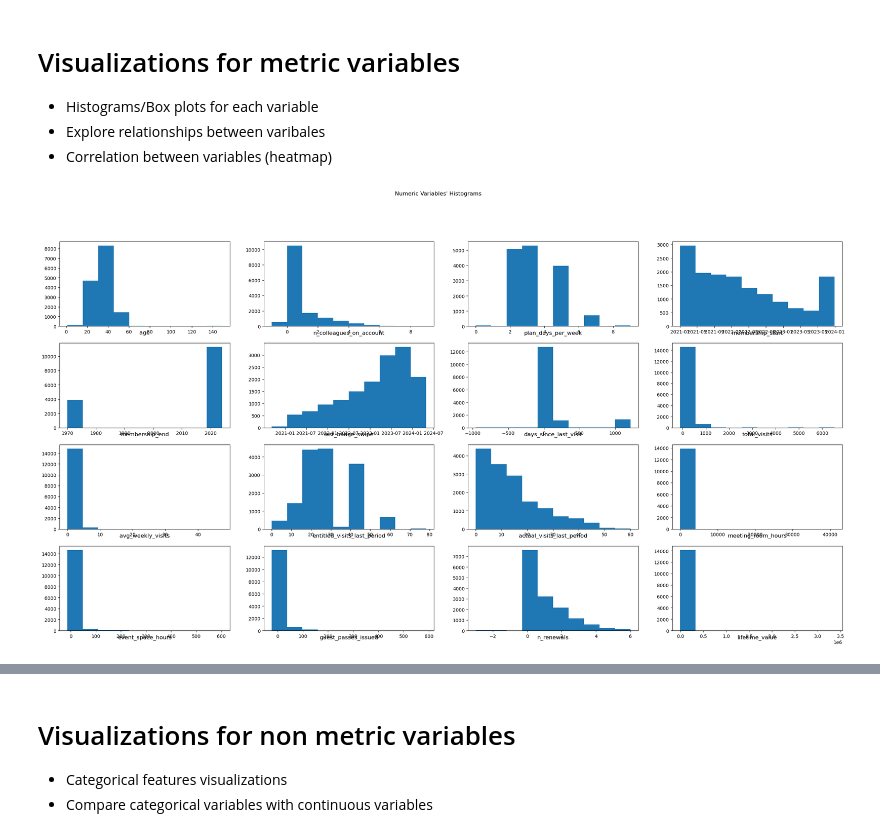
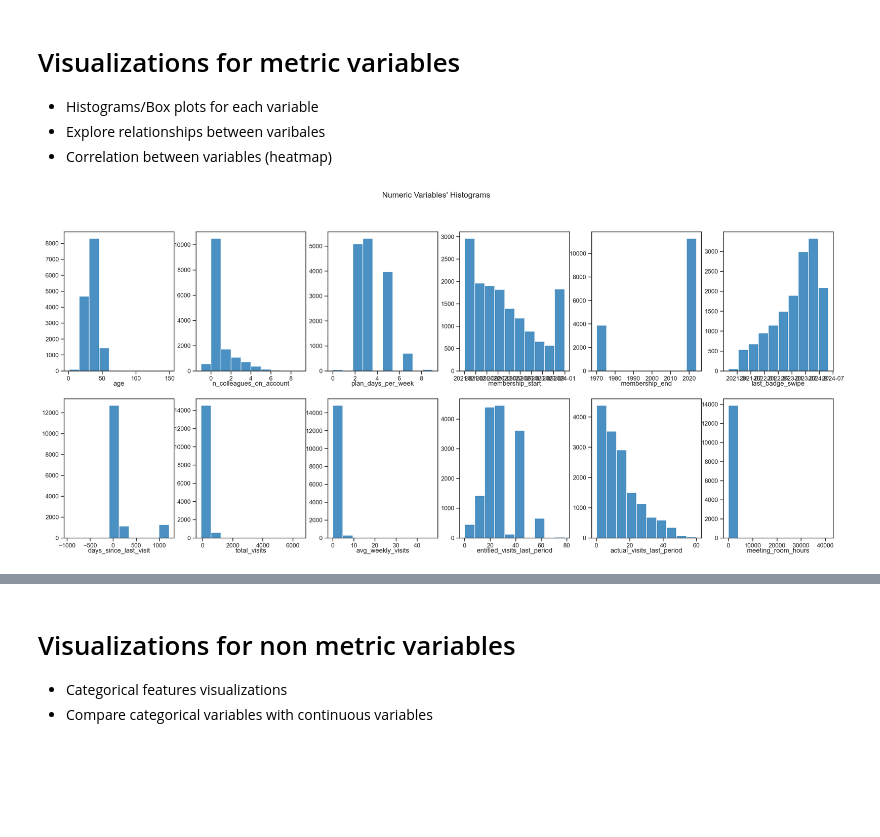
Before and after one commit to saradfalves/DM_Group20, a Jupyter notebook: notebooks/EDA_Sara.ipynb, the cells around one changed output, grey strips where cells are left out. Drawn from its saved outputs; the diff is of its cells as text; code cells hidden in the pictures; blank space fills up the shorter version.

```diff
--- a/notebooks/EDA_Sara.ipynb
+++ b/notebooks/EDA_Sara.ipynb
@@ -258,25 +278,39 @@ metric_features
 - Histograms/Box plots for each variable
 - Explore relationships between varibales
 - Correlation between variables (heatmap)
-# %%
-# Prepare figure. Create individual axes where each histogram will be placed
-fig, axes = plt.subplots(4, ceil(len(metric_features) / 4), figsize=(30, 15))
-
-# Plot data
-# Iterate across axes objects and associate each histogram (hint: use the ax.hist() instead of plt.hist()):
-for ax, feat in zip(axes.flatten(), metric_features): # Notice the zip() function and flatten() method
-    ax.hist(df_nodups[feat])
-    ax.set_title(feat, y=-0.13)
-
-# Layout
-# Add a centered title to the figure:
-title = "Numeric Variables' Histograms"
-
-plt.suptitle(title)
-
-plt.show()
-# %% [output]
-[figure, removed]
+# %%
+# Plot ALL Numeric Variables' Histograms in one figure
+
+sp_rows = 2
+sp_cols = 6
+
+
+# Prepare figure. Create individual axes where each histogram will be placed
+fig, axes = plt.subplots(sp_rows,
+                         sp_cols,
+                         figsize=(25, 10))
+
+# Plot data
+# Iterate across axes objects and associate each histogram (hint: use the ax.hist() instead of plt.hist()):
+for ax, feat in zip(axes.flatten(), metric_features):
+    ax.hist(df_nodups[feat], color=MAIN_COLOR, edgecolor="white")
+    ax.set_title(feat, y=-0.13)
+
+# Layout
+# Add a centered title to the figure:
+title = "Numeric Variables' Histograms"
+
+plt.suptitle(title)
+
+if not os.path.exists(os.path.join('..', 'figures', 'eda')):
+    # if the exp_analysis directory is not present then create it first
+    os.makedirs(os.path.join('..', 'figures', 'eda'))
+
+plt.savefig(os.path.join('..', 'figures', 'eda', 'numeric_variables_histograms.png'), dpi=200)
+
+plt.show()
+# %% [output]
+[figure, added]
 # %%
 # All Numeric Variables' Box Plots in one figure
 
```
Also changed, not shown: parts of 12 cells of this notebook, 2 other files.
